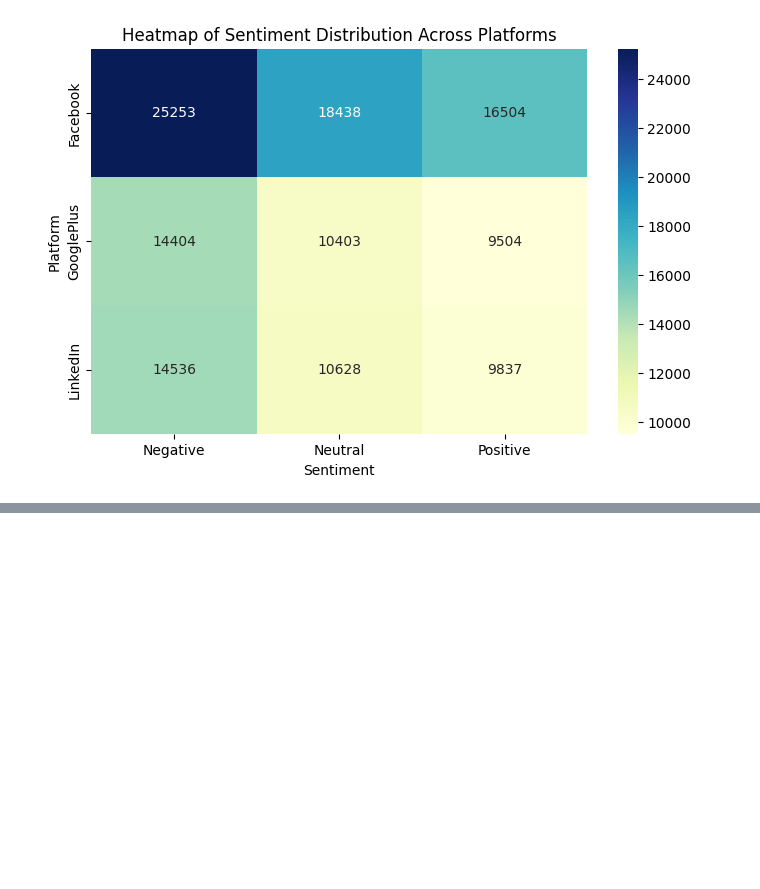
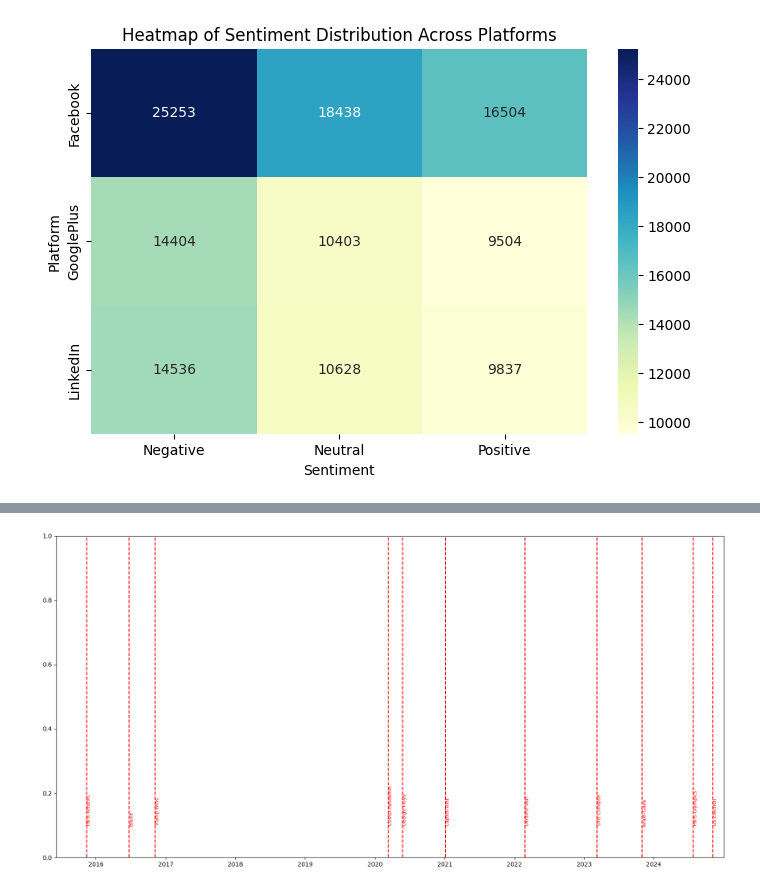
Before and after one commit to Adwrells/Data-Analytics, a Jupyter notebook: final project_analysis_ipynb.ipynb, the cells around one changed output, grey strips where cells are left out. Cells and saved outputs as stored; diff of their text form; code cells hidden in the pictures; blank space fills up the shorter version.

```diff
--- a/final project_analysis_ipynb.ipynb
+++ b/final project_analysis_ipynb.ipynb
@@ -643,0 +739,23 @@ Both platforms also follow the same general sentiment pattern: Negative > Neutra
+# %%
+event_dates = {
+    '2015-11-13': 'Paris Attacks',
+    '2016-06-23': 'Brexit',
+    '2016-11-08': 'Trump Wins',
+    '2020-03-11': 'COVID Pandemic',
+    '2020-05-25': 'George Floyd',
+    '2021-01-06': 'Capitol Riot',
+    '2022-02-24': 'Ukraine War',
+    '2023-03-10': 'SVB Collapse',
+    '2023-11-01': 'Israel-Gaza',
+    '2024-07-26': 'Paris Olympics',
+    '2024-11-05': 'US Election'
+}
+
+# When plotting time series
+plt.figure(figsize=(16, 8))
+for date, label in event_dates.items():
+    plt.axvline(pd.to_datetime(date), color='red', linestyle='--')
+    plt.text(pd.to_datetime(date), 0.1, label, rotation=90, color='red', fontsize=8)
+    plt.tight_layout()
+# %% [output]
+[figure, added]
```
Also changed, not shown: parts of 24 cells of this notebook.
